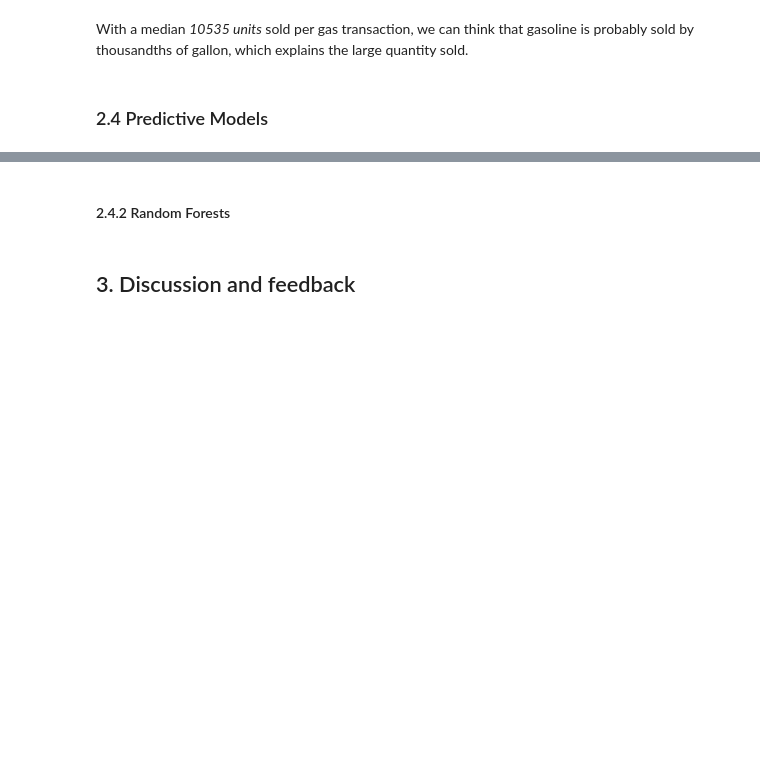
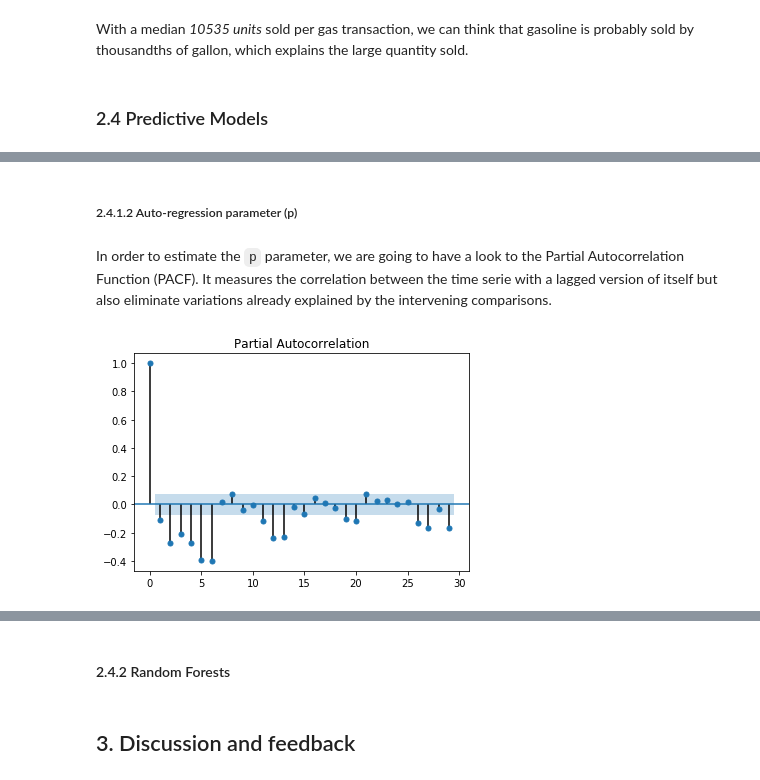
Before and after one commit to LouisAuneau/MISC-sales-forecasting, a Jupyter notebook: Report.ipynb, the cells around one changed output, grey strips where cells are left out. Cells and saved outputs as stored; diff of their text form; code cells hidden in the pictures; blank space fills up the shorter version.

```diff
--- a/Report.ipynb
+++ b/Report.ipynb
@@ -261,0 +321,10 @@ pd.plotting.autocorrelation_plot(sales)
+# %%
+daily_sales_ts_diff = daily_sales_ts.diff().fillna(0) # Applying the one differencing for further tests.
+# %% [markdown]
+##### 2.4.1.2 Auto-regression parameter (p)
+# %% [markdown]
+In order to estimate the `p` parameter, we are going to have a look to the Partial Autocorrelation Function (PACF). It measures the correlation between the time serie with a lagged version of itself but also eliminate variations already explained by the intervening comparisons.
+# %%
+pacf = smg.tsaplots.plot_pacf(daily_sales_ts_diff) # We store the figure to avoid double display in jupyter
+# %% [output]
+[figure, added]
```
Also changed, not shown: parts of 26 cells of this notebook.
